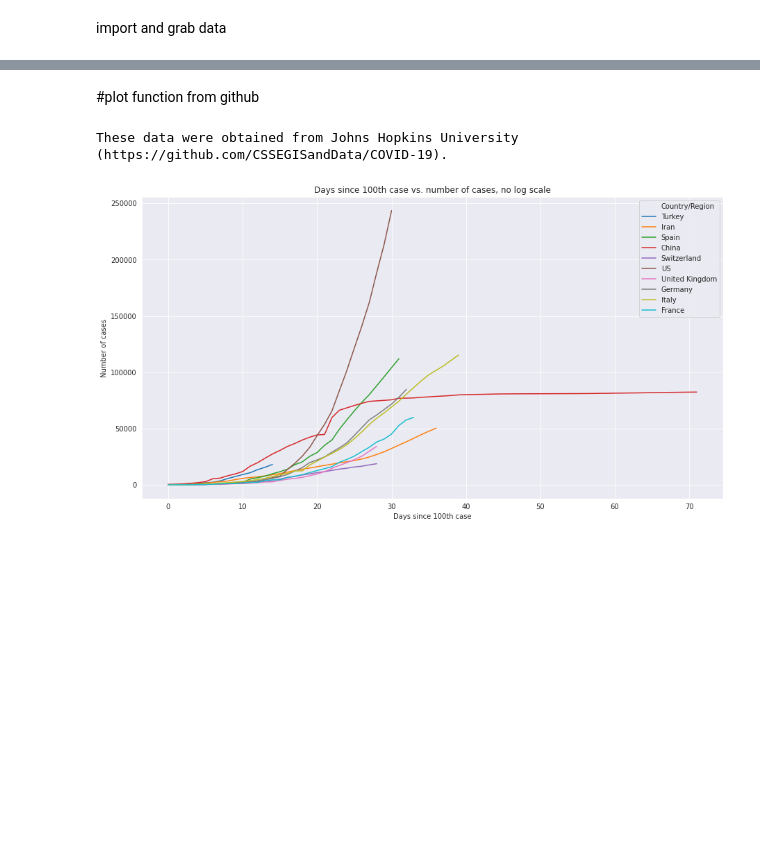
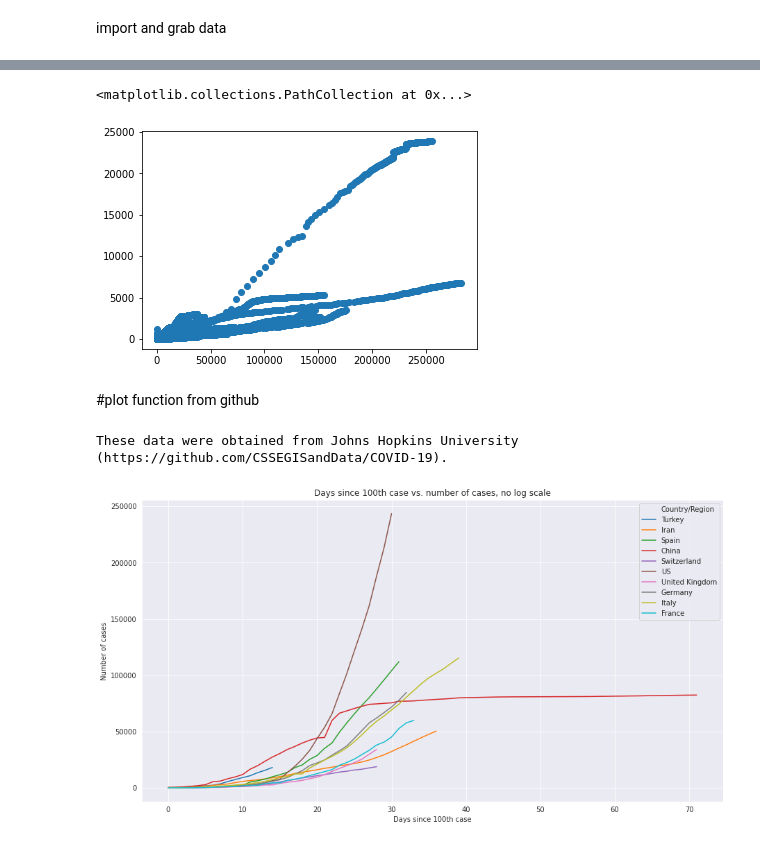
Before and after one commit to dcolinmorgan/prediction, a Jupyter notebook: covid19.ipynb, the cells around one changed output, grey strips where cells are left out. Saved outputs shown, nothing was run; the diff lists cells and outputs as text; code cells hidden in the pictures; blank space fills up the shorter version.

```diff
--- a/covid19.ipynb
+++ b/covid19.ipynb
@@ -27,3 +88,8 @@ These data were obtained from The New York Times (https://github.com/nytimes/cov
+# %%
+plt.scatter(df2.cases,df2.deaths)
+# %% [output]
+<matplotlib.collections.PathCollection at 0x...>
+[figure, added]
 # %% [markdown]
 #plot function from github
 # %%
```
Also changed, not shown: parts of 6 cells of this notebook.
